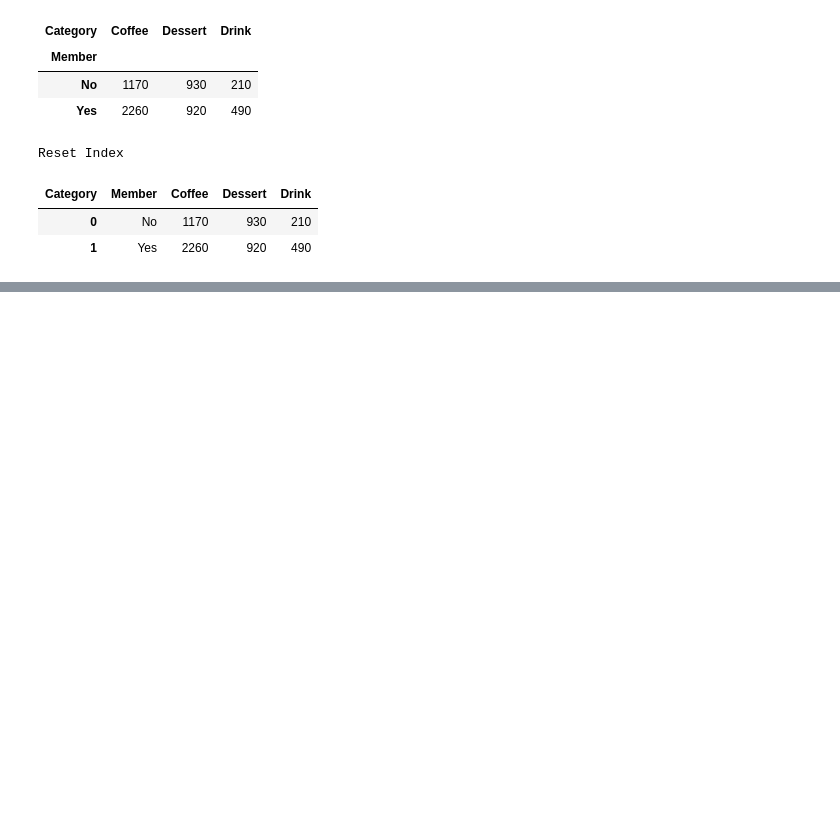
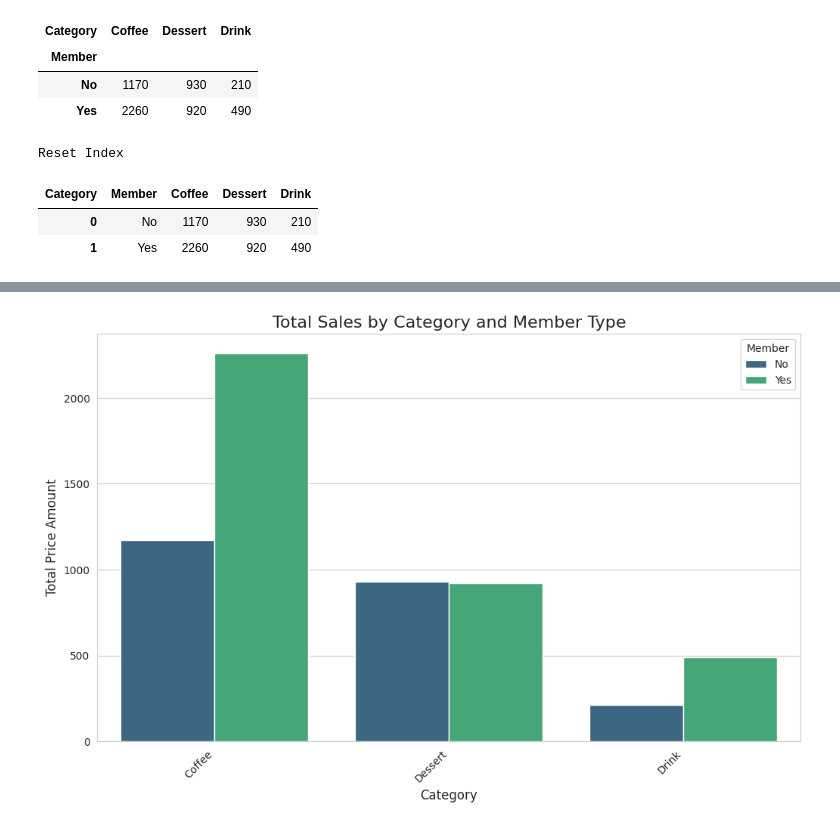
Before and after one commit to kk910925/Data-Analysis, a Jupyter notebook: Coffee_Shop.ipynb, the cells around one changed output, grey strips where cells are left out. Cells and saved outputs as stored; diff of their text form; code cells hidden in the pictures; blank space fills up the shorter version.

```diff
--- a/Coffee_Shop.ipynb
+++ b/Coffee_Shop.ipynb
@@ -210,10 +210,14 @@ Unstack
 print('Reset Index')
 #繪製堆疊長條圖或分組長條圖
 #將DataFrame轉換為適合繪圖的格式
-member_category_price = member_category_price.reset_index()
-display(member_category_price)
+member_category_price_melted = member_category_price.reset_index()
+display(member_category_price_melted)
 # %% [output]
 Reset Index
 | Category | Member | Coffee | Dessert | Drink |
 | 0 | No | 1170 | 930 | 210 |
 | 1 | Yes | 2260 | 920 | 490 |
+# %%
+print('Melt')
+member_category_price_melted = member_category_price_melted.melt('Member', var_name='Category', value_name='Total Price')
+display(member_category_price_melted_melt)
@@ -219,0 +233,18 @@ Reset Index
+# %%
+plt.figure(figsize=(12, 7))
+sns.barplot(
+    x='Category',
+    y='Total Price',
+    hue='Member',
+    data=member_category_price_melted, # data 給 dataframe, x & y 就可以給欄位名稱
+    palette='viridis'
+)
+plt.title('Total Sales by Category and Member Type', fontsize=16)
+plt.xlabel('Category', fontsize=12)
+plt.ylabel('Total Price Amount', fontsize=12)
+plt.xticks(rotation=45, ha='right')
+plt.legend(title='Member')
+plt.savefig('member_category_preference.png') # 儲存圖片
+plt.show()
+# %% [output]
+[figure, added]
```
Also changed, not shown: parts of 4 cells of this notebook.
